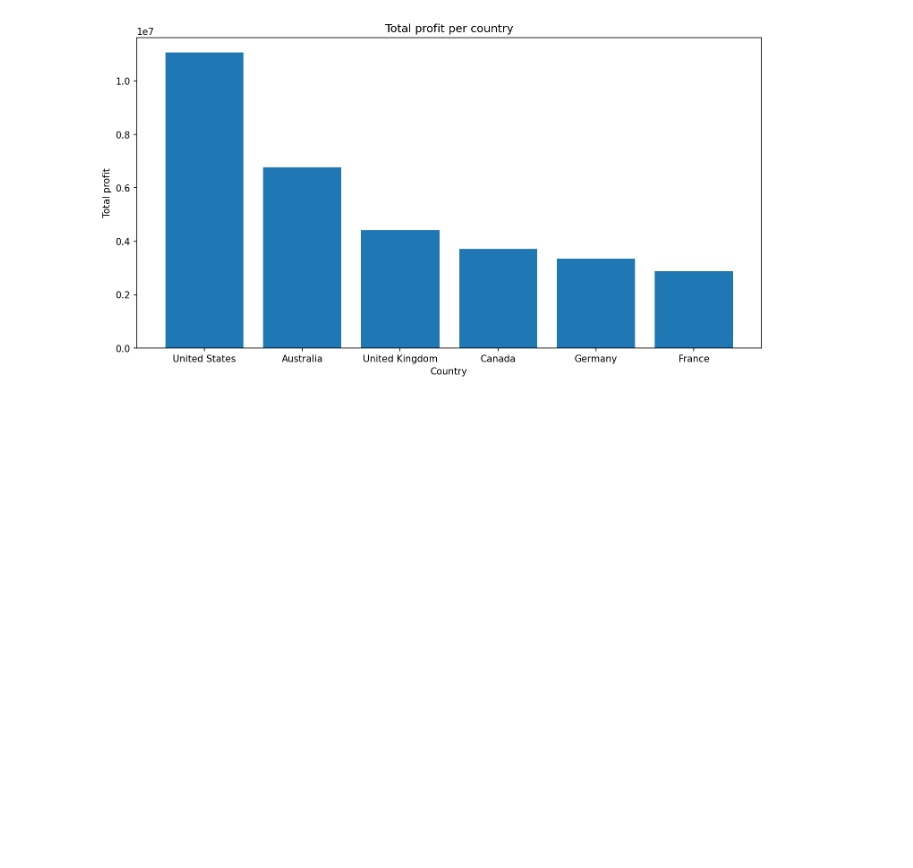
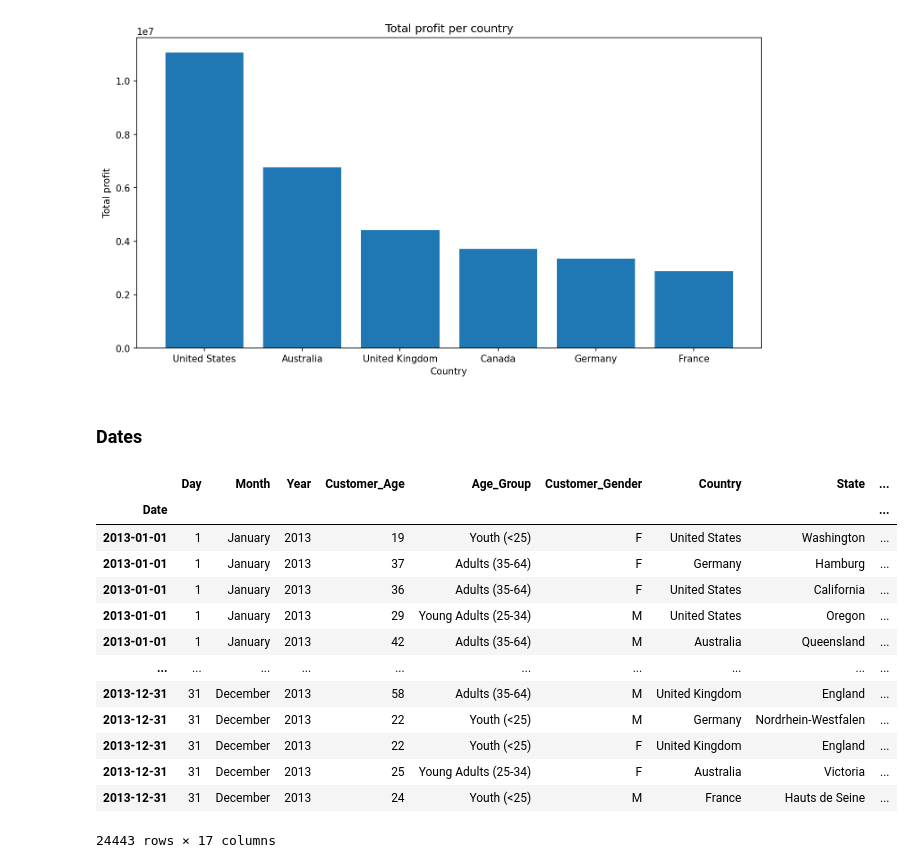
Before and after one commit to StefanLundberg77/ai_engineering_stefan_lundberg, a Jupyter notebook: code-alongs/a1_repetition/bike_sales_EDA.ipynb, the cells around one changed output. Drawn from its saved outputs; the diff is of its cells as text; code cells hidden in the pictures; blank space fills up the shorter version.

```diff
--- a/code-alongs/a1_repetition/bike_sales_EDA.ipynb
+++ b/code-alongs/a1_repetition/bike_sales_EDA.ipynb
@@ -177,3 +228,23 @@ ax.set(xlabel = "Country", ylabel="Total profit", title = "Total profit per coun
 fig.savefig("profit_per_country.png")
 # %% [output]
 [figure]
+# %% [markdown]
+### Dates
+# %%
+
+df.loc["2013"].sort_values(by="Date")
+# %% [output]
+|  | Day | Month | Year | Customer_Age | Age_Group | Customer_Gender | Country | State | ... |
+| Date |  |  |  |  |  |  |  |  | ... |
+| 2013-01-01 | 1 | January | 2013 | 19 | Youth (<25) | F | United States | Washington | ... |
+| 2013-01-01 | 1 | January | 2013 | 37 | Adults (35-64) | F | Germany | Hamburg | ... |
+| 2013-01-01 | 1 | January | 2013 | 36 | Adults (35-64) | F | United States | California | ... |
+| 2013-01-01 | 1 | January | 2013 | 29 | Young Adults (25-34) | M | United States | Oregon | ... |
+| 2013-01-01 | 1 | January | 2013 | 42 | Adults (35-64) | M | Australia | Queensland | ... |
+| ... | ... | ... | ... | ... | ... | ... | ... | ... | ... |
+| 2013-12-31 | 31 | December | 2013 | 58 | Adults (35-64) | M | United Kingdom | England | ... |
+| 2013-12-31 | 31 | December | 2013 | 22 | Youth (<25) | M | Germany | Nordrhein-Westfalen | ... |
+| 2013-12-31 | 31 | December | 2013 | 22 | Youth (<25) | F | United Kingdom | England | ... |
+| 2013-12-31 | 31 | December | 2013 | 25 | Young Adults (25-34) | F | Australia | Victoria | ... |
+| 2013-12-31 | 31 | December | 2013 | 24 | Youth (<25) | M | France | Hauts de Seine | ... |
+24443 rows × 17 columns
```
Also changed, not shown: parts of 10 cells of this notebook, 2 other files.
